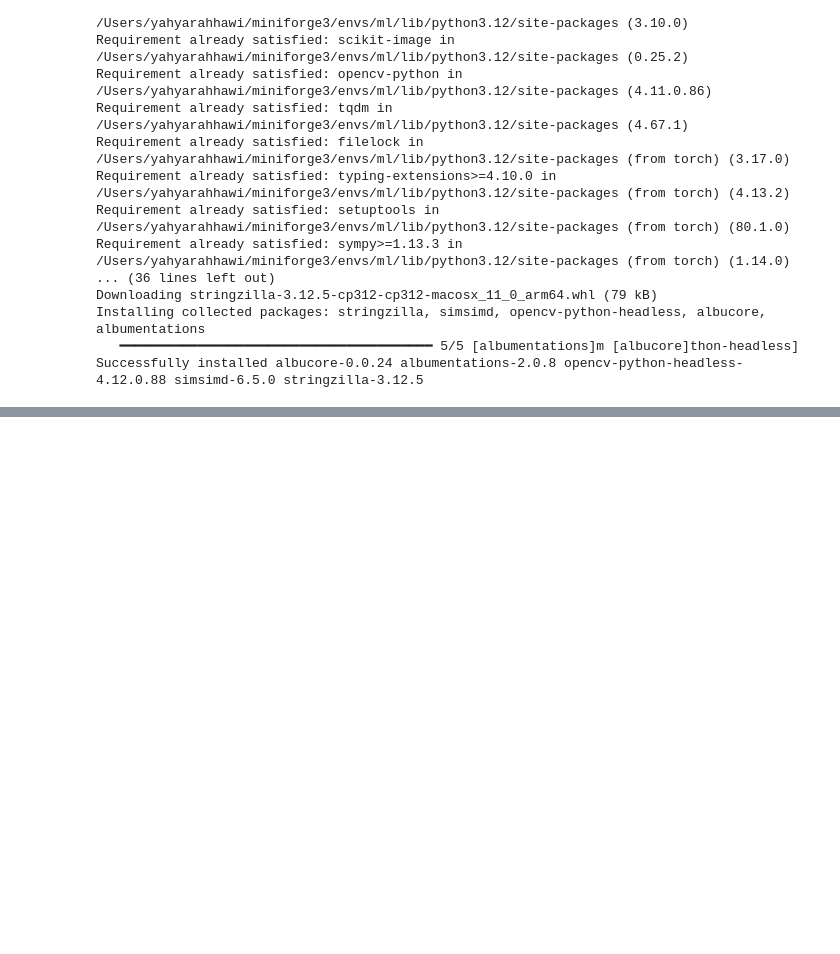
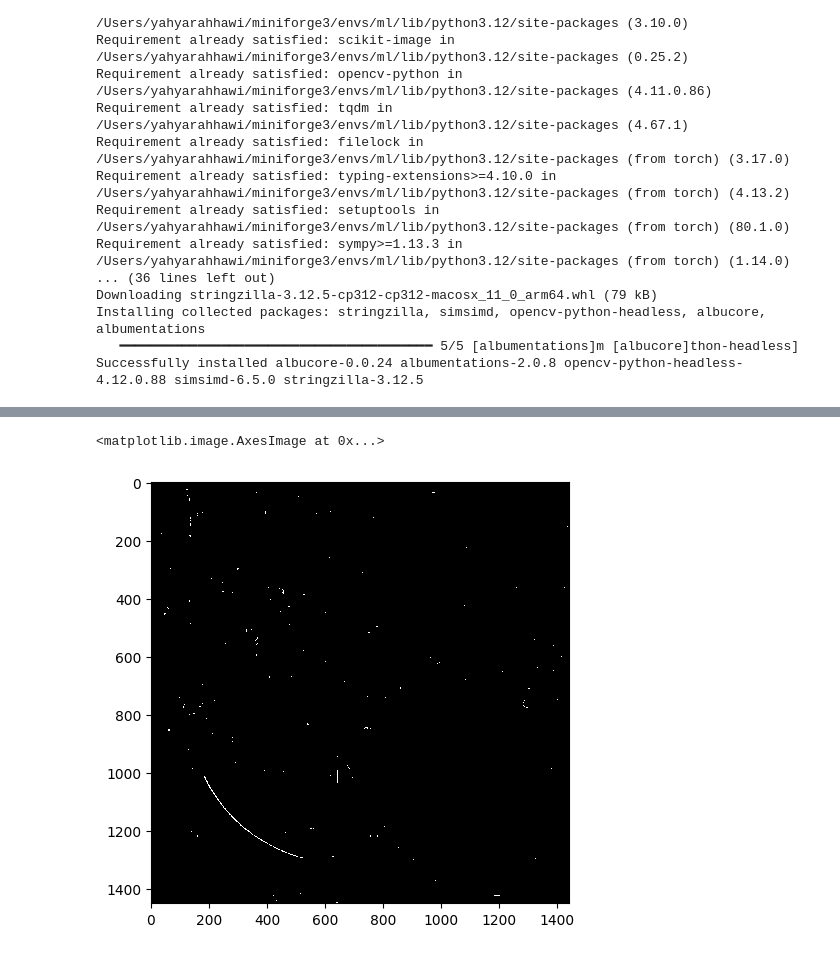
Before and after one commit to yahyarahhawi/Spotless-Film, a Jupyter notebook: main.ipynb, the cells around one changed output, grey strips where cells are left out. Saved outputs shown, nothing was run; the diff lists cells and outputs as text; code cells hidden in the pictures; blank space fills up the shorter version.

```diff
--- a/main.ipynb
+++ b/main.ipynb
@@ -356,0 +581,10 @@ plt.imsave("input_image.png", np.transpose(images[0].numpy(), (1, 2, 0)))
+# %%
+import skimage.io as skio
+import skimage
+final_mask = skimage.img_as_ubyte(final_mask > 0.51)
+skio.imsave("final_mask.jpg", final_mask)
+# %%
+skio.imshow(final_mask > 0.51)
+# %% [output]
+<matplotlib.image.AxesImage at 0x...>
+[figure, added]
```
Also changed, not shown: parts of 13 cells of this notebook, 1 other file.
